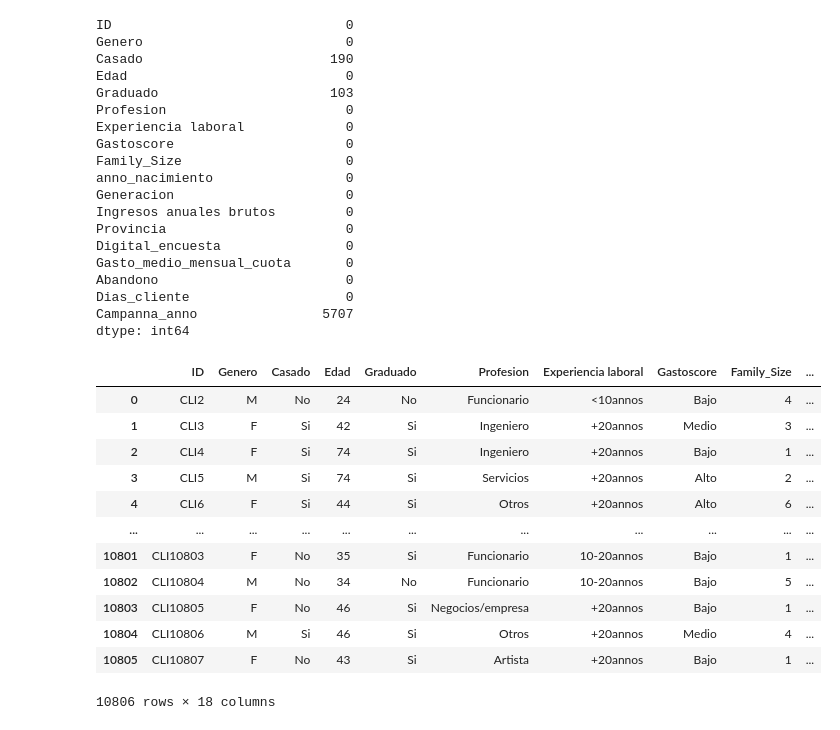
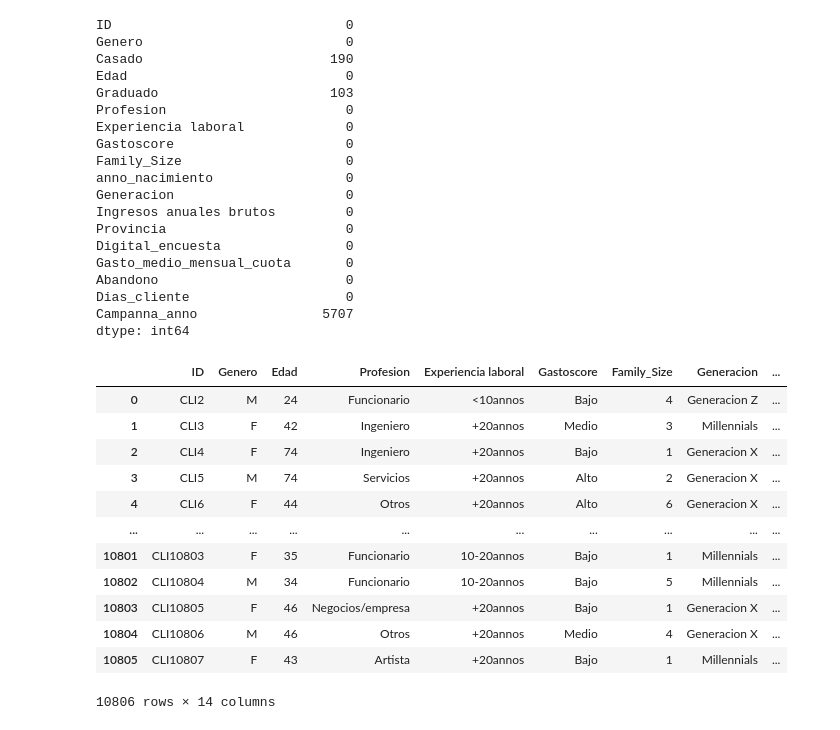
Before and after one commit to joseluis031/Segm_clientes, a Jupyter notebook: limpieza.ipynb, the cells around one changed output. Drawn from its saved outputs; the diff is of its cells as text; code cells hidden in the pictures.

```diff
--- a/limpieza.ipynb
+++ b/limpieza.ipynb
@@ -84,24 +84,23 @@ Abandono                        0
 Dias_cliente                    0
 Campanna_anno                5707
 dtype: int64
-# %%
-df.fillna({'Casado': "Desconocido"})
-df.fillna({'Graduado': "No"})
-df.fillna({'Campanna_anno': "Ninguna"})
-# %% [output]
-|  | ID | Genero | Casado | Edad | Graduado | Profesion | Experiencia laboral | Gastoscore | Family_Size | ... |
-| 0 | CLI2 | M | No | 24 | No | Funcionario | <10annos | Bajo | 4 | ... |
-| 1 | CLI3 | F | Si | 42 | Si | Ingeniero | +20annos | Medio | 3 | ... |
-| 2 | CLI4 | F | Si | 74 | Si | Ingeniero | +20annos | Bajo | 1 | ... |
-| 3 | CLI5 | M | Si | 74 | Si | Servicios | +20annos | Alto | 2 | ... |
-| 4 | CLI6 | F | Si | 44 | Si | Otros | +20annos | Alto | 6 | ... |
-| ... | ... | ... | ... | ... | ... | ... | ... | ... | ... | ... |
-| 10801 | CLI10803 | F | No | 35 | Si | Funcionario | 10-20annos | Bajo | 1 | ... |
-| 10802 | CLI10804 | M | No | 34 | No | Funcionario | 10-20annos | Bajo | 5 | ... |
-| 10803 | CLI10805 | F | No | 46 | Si | Negocios/empresa | +20annos | Bajo | 1 | ... |
-| 10804 | CLI10806 | M | Si | 46 | Si | Otros | +20annos | Medio | 4 | ... |
-| 10805 | CLI10807 | F | No | 43 | Si | Artista | +20annos | Bajo | 1 | ... |
-10806 rows × 18 columns
+# %%
+df.drop(['Casado','Graduado','anno_nacimiento','Campanna_anno'], axis=1, inplace=True)
+df
+# %% [output]
+|  | ID | Genero | Edad | Profesion | Experiencia laboral | Gastoscore | Family_Size | Generacion | ... |
+| 0 | CLI2 | M | 24 | Funcionario | <10annos | Bajo | 4 | Generacion Z | ... |
+| 1 | CLI3 | F | 42 | Ingeniero | +20annos | Medio | 3 | Millennials | ... |
+| 2 | CLI4 | F | 74 | Ingeniero | +20annos | Bajo | 1 | Generacion X | ... |
+| 3 | CLI5 | M | 74 | Servicios | +20annos | Alto | 2 | Generacion X | ... |
+| 4 | CLI6 | F | 44 | Otros | +20annos | Alto | 6 | Generacion X | ... |
+| ... | ... | ... | ... | ... | ... | ... | ... | ... | ... |
+| 10801 | CLI10803 | F | 35 | Funcionario | 10-20annos | Bajo | 1 | Millennials | ... |
+| 10802 | CLI10804 | M | 34 | Funcionario | 10-20annos | Bajo | 5 | Millennials | ... |
+| 10803 | CLI10805 | F | 46 | Negocios/empresa | +20annos | Bajo | 1 | Generacion X | ... |
+| 10804 | CLI10806 | M | 46 | Otros | +20annos | Medio | 4 | Generacion X | ... |
+| 10805 | CLI10807 | F | 43 | Artista | +20annos | Bajo | 1 | Millennials | ... |
+10806 rows × 14 columns
 # %%
 # codificar variables categoricas
 # Codificar variables categóricas
```
Also changed, not shown: parts of 5 cells of this notebook, 3 other files.
